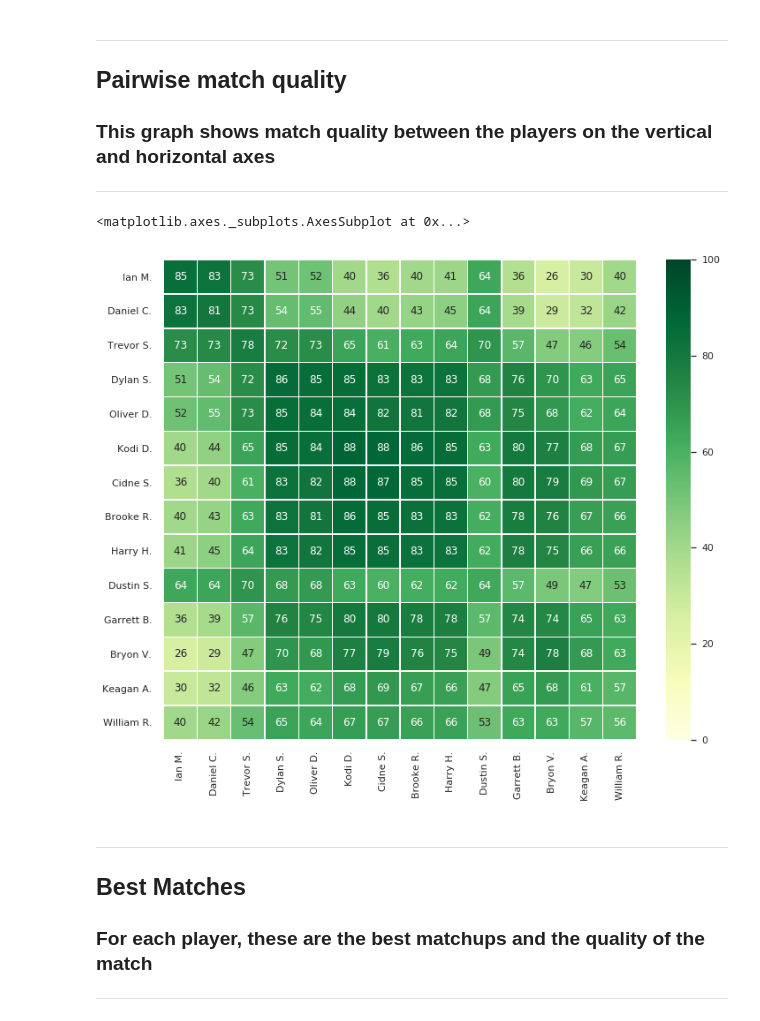
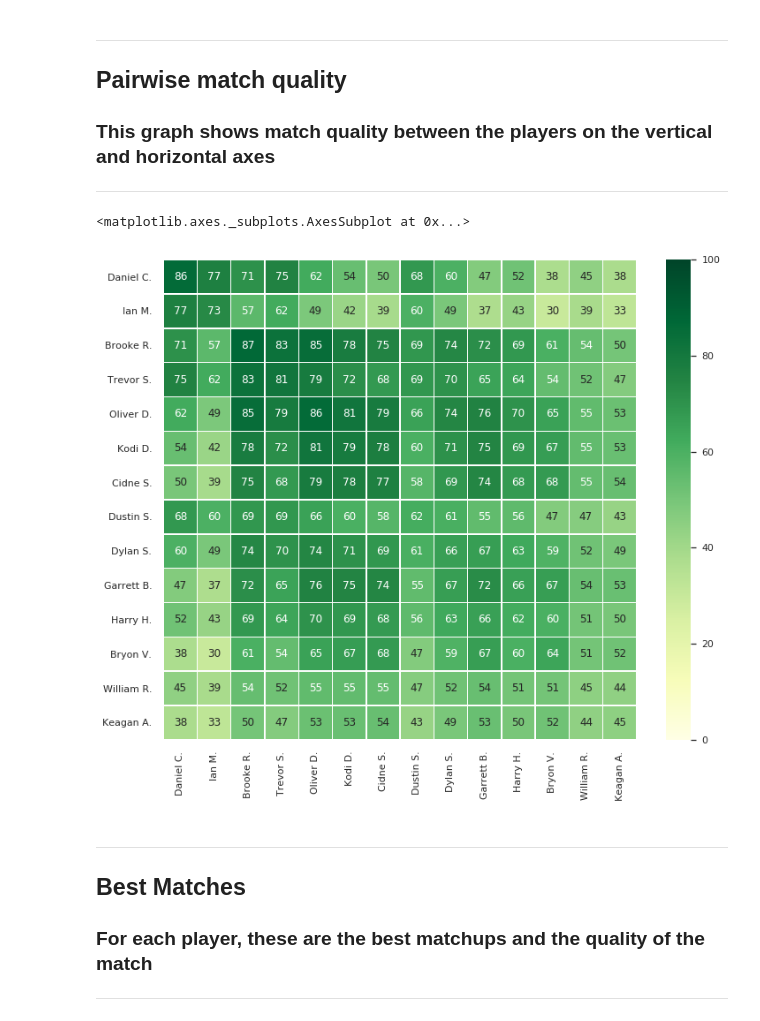
Before and after one commit to ThePlaidMentat/warrank, a Jupyter notebook: WarRankTrueSkill.ipynb, the cells around one changed output. Cells and saved outputs as stored; diff of their text form; code cells hidden in the pictures.

```diff
--- a/WarRankTrueSkill.ipynb
+++ b/WarRankTrueSkill.ipynb
@@ -99,12 +100,11 @@ initial_ratings = {n: ts.create_rating() for n in games.columns}
 played_ratings = {n: [] for n in games.columns}
 # %%
 def rate_game(ratings, game):
-    per_day_sigma_degredation = 1/730
     game = game.dropna()
     gamedate = datetime.strptime(game.name, "%m/%d/%Y")
     for n in game.index:
         if (len(played_ratings[n]) > 0):
-            ratings[n] = ts.Rating(ratings[n].mu, min(166.667, ratings[n].sigma * (1+(gamedate-played_ratings[n][-1][1]).days*per_day_sigma_degredation)))
+            ratings[n] = ts.Rating(ratings[n].mu, min(ts.sigma, ratings[n].sigma * (1+(gamedate-played_ratings[n][-1][1]).days*per_day_sigma_degredation)))
         played_ratings[n].append([ratings[n],gamedate,game])
     rating_groups = [(ratings[n],) for n in game.index]
     ranks = game.rank(ascending=False).values.astype(int)
@@ -112,13 +112,10 @@ def rate_game(ratings, game):
     return {**ratings, **game_ratings}
 # %%
 current_ratings = initial_ratings
-new_ratings = None
-postgame_ratings = [(None, None, initial_ratings)]
 gamedates = [datetime.strptime(games.index.values[0], "%m/%d/%Y")-timedelta(days=1)]
 for date, game in games.iterrows():
     date = datetime.strptime(date, "%m/%d/%Y")
     current_ratings = rate_game(current_ratings, game)
-    postgame_ratings.append((date, game, current_ratings))
     gamedates.append(date)
     game = game.dropna()
     for n in game.index:
@@ -142,3 +139,8 @@ played_ratings
    Dustin S.    0.0
    Name: 7/7/2019, dtype: float64,
    trueskill.Rating(mu=545.617, sigma=101.020)]]}
+# %%
+current_date = datetime.now()
+for n in current_ratings.keys():
+    current_ratings[n] = ts.Rating(current_ratings[n].mu, min(ts.sigma, current_ratings[n].sigma * (1+(current_date-played_ratings[n][-1][1]).days*per_day_sigma_degredation)))
+current_ratings
@@ -177,7 +193,7 @@ def sortThird(val):
 
 sorted_ratings = []
 minmu = maxmu = 500
-for n, r in ratings.items():
+for n, r in current_ratings.items():
     sorted_ratings.append([n, r, max(0, r.mu - 3*r.sigma)])
     if r.mu > maxmu:
         maxmu = r.mu
@@ -226,15 +242,15 @@ sns.heatmap(wp_df, vmin=0, vmax=100, annot=True, linewidths=0.5, cmap='coolwarm_
 ---
 # %%
 players=[item[0] for item in sorted_ratings]
-gq = {n: [100*ts.quality_1vs1(ratings[o], ratings[n]) for o in players]
+gq = {n: [100*ts.quality_1vs1(current_ratings[o], current_ratings[n]) for o in players]
       for n in players}
 gq_df = pd.DataFrame(gq, index=players)
 
 plt.subplots(figsize=(12,10))
 sns.heatmap(gq_df, vmin=0, vmax=100, annot=True, linewidths=0.5, cmap='YlGn')
 # %% [output]
 <matplotlib.axes._subplots.AxesSubplot at 0x...>
-[figure, old version]
+[figure, new version]
 # %% [markdown]
 ---
 ## Best Matches
```
Also changed, not shown: parts of 10 cells of this notebook.
